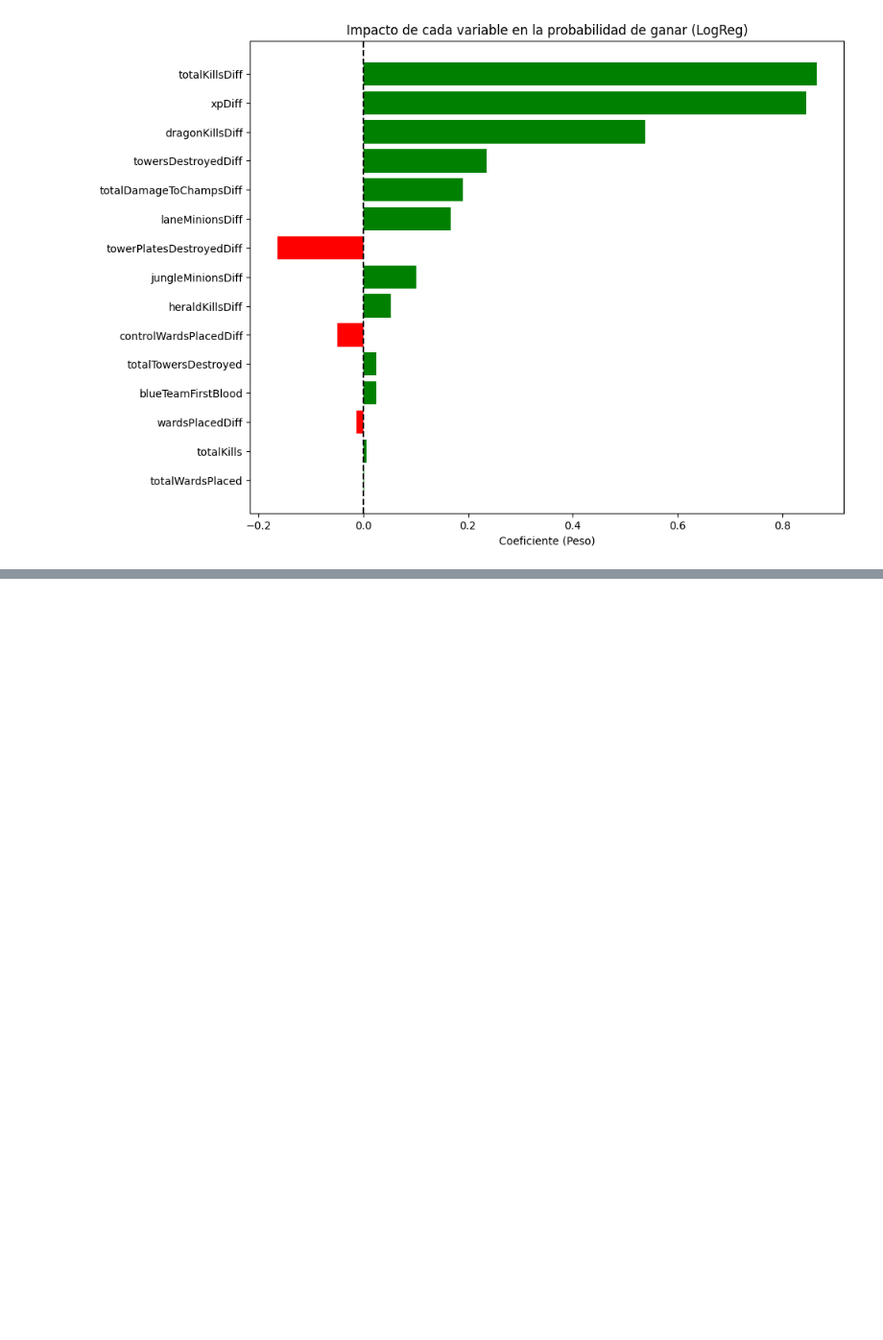
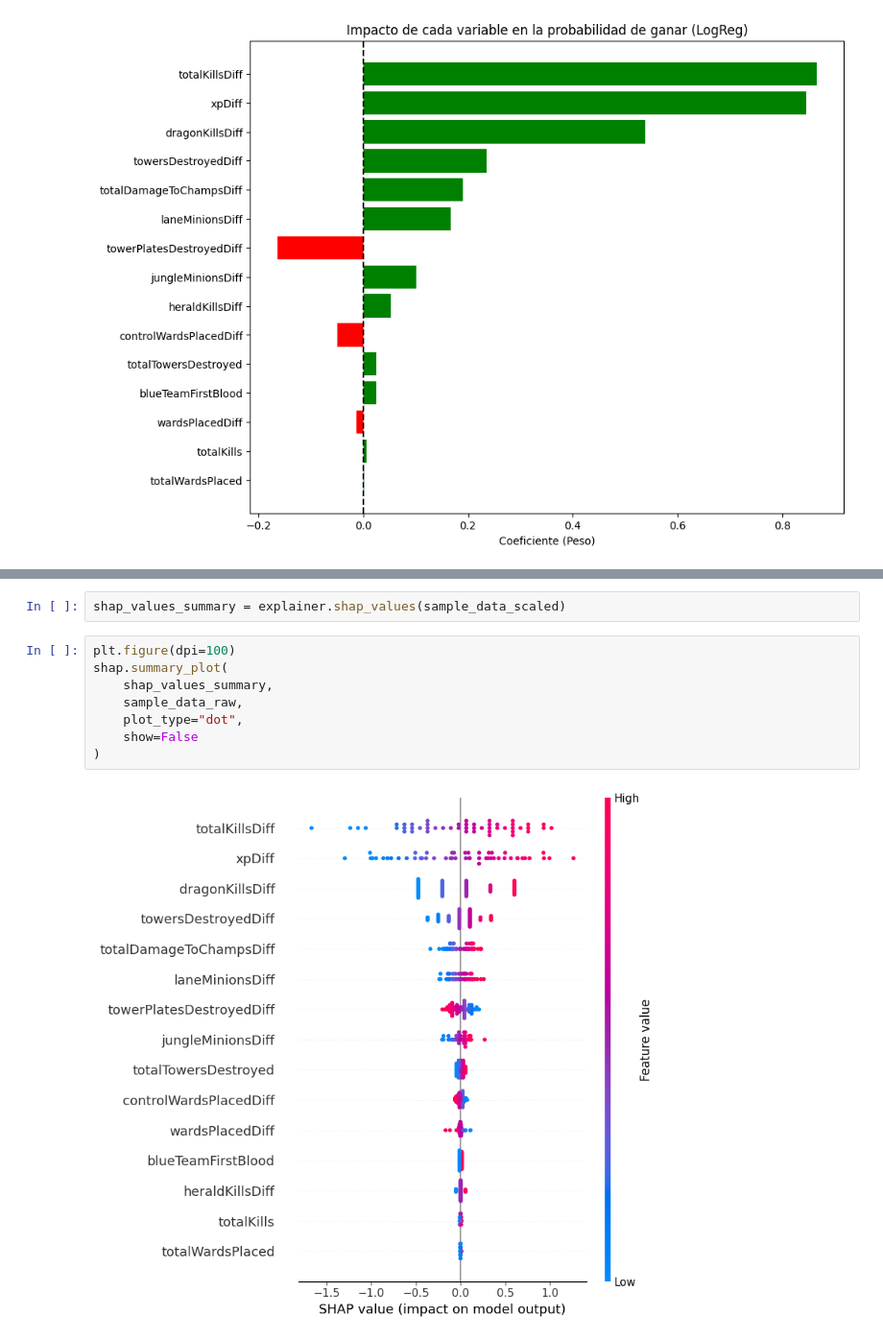
Before and after one commit to jnegrete2005/practica02_AA1, a Jupyter notebook: src/regresion.ipynb, the cells around one changed output, grey strips where cells are left out. Shown at 96% size. Cells and saved outputs as stored; diff of their text form; blank space fills up the shorter version.

```diff
--- a/src/regresion.ipynb
+++ b/src/regresion.ipynb
@@ -183,0 +219,12 @@ Reporte de Clasificación:
+# %%
+shap_values_summary = explainer.shap_values(sample_data_scaled)
+# %%
+plt.figure(dpi=100)
+shap.summary_plot(
+    shap_values_summary,
+    sample_data_raw,
+    plot_type="dot",
+    show=False
+)
+# %% [output]
+[figure, added]
```
Also changed, not shown: parts of 5 cells of this notebook, 2 other files.
